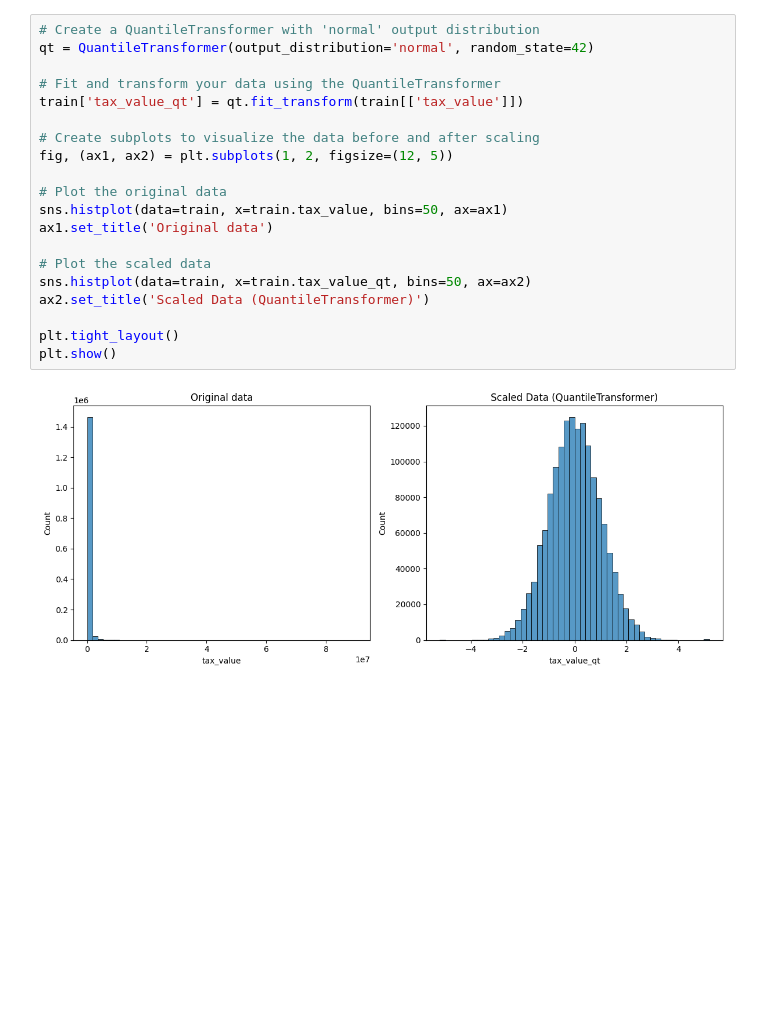
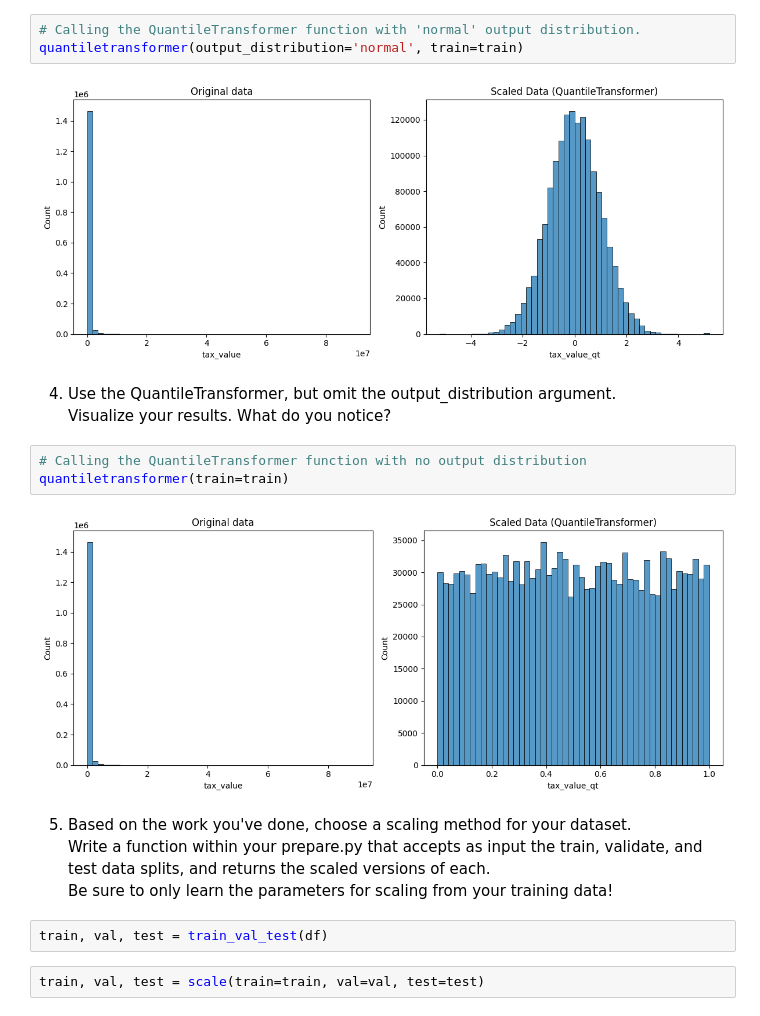
Before and after one commit to TheodoreQuansah/regression-exercises, a Jupyter notebook: scaling.ipynb, the cells around one changed output. Cells and saved outputs as stored; diff of their text form; blank space fills up the shorter version.

Commit message:
Scaling

```diff
--- a/scaling.ipynb
+++ b/scaling.ipynb
@@ -151,24 +152,23 @@ pd.DataFrame(original_data_restored).head()
 # %% [markdown]
 3) Read the documentation for sklearn's QuantileTransformer. Use normal for the output_distribution and apply this scaler to your data. Visualize the result of your data scaling.
 # %%
-# Create a QuantileTransformer with 'normal' output distribution
-qt = QuantileTransformer(output_distribution='normal', random_state=42)
-
-# Fit and transform your data using the QuantileTransformer
-train['tax_value_qt'] = qt.fit_transform(train[['tax_value']])
-
-# Create subplots to visualize the data before and after scaling
-fig, (ax1, ax2) = plt.subplots(1, 2, figsize=(12, 5))
-
-# Plot the original data
-sns.histplot(data=train, x=train.tax_value, bins=50, ax=ax1)
-ax1.set_title('Original data')
-
-# Plot the scaled data
-sns.histplot(data=train, x=train.tax_value_qt, bins=50, ax=ax2)
-ax2.set_title('Scaled Data (QuantileTransformer)')
-
-plt.tight_layout()
-plt.show()
+# Calling the QuantileTransformer function with 'normal' output distribution.
+quantiletransformer(output_distribution='normal', train=train)
 # %% [output]
 [figure]
+# %% [markdown]
+4) Use the QuantileTransformer, but omit the output_distribution argument.
+   Visualize your results. What do you notice?
+# %%
+# Calling the QuantileTransformer function with no output distribution
+quantiletransformer(train=train)
+# %% [output]
+[figure, added]
+# %% [markdown]
+5) Based on the work you've done, choose a scaling method for your dataset.
+   Write a function within your prepare.py that accepts as input the train, validate, and test data splits, and returns the scaled versions of each.
+    Be sure to only learn the parameters for scaling from your training data!
+# %%
+train, val, test = train_val_test(df)
+# %%
+train, val, test = scale(train=train, val=val, test=test)
```
Also changed, not shown: parts of 6 cells of this notebook, 1 other file.
